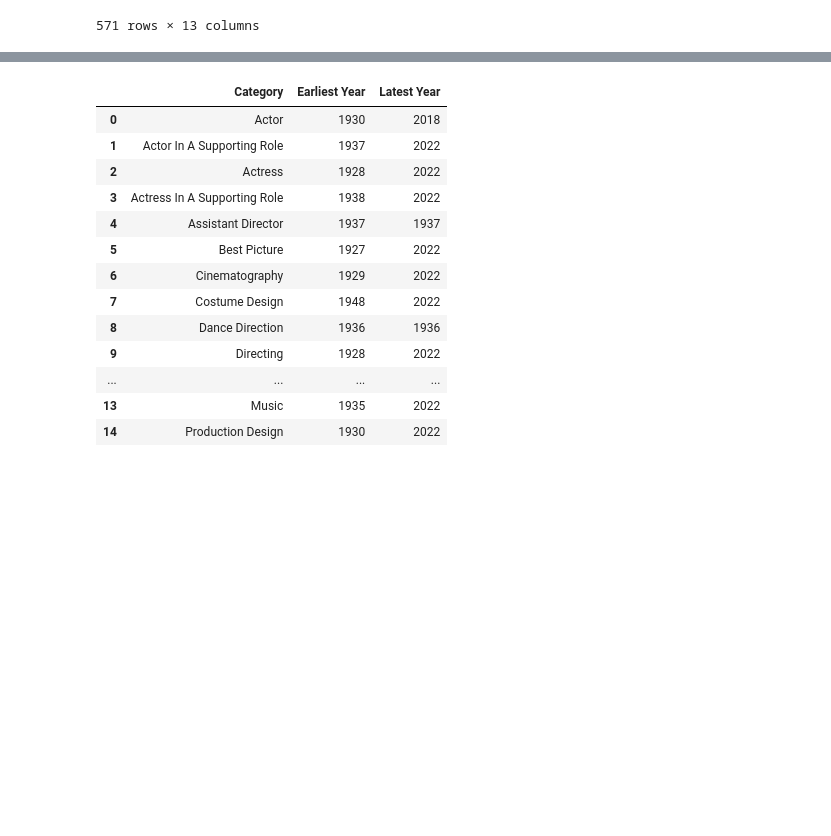
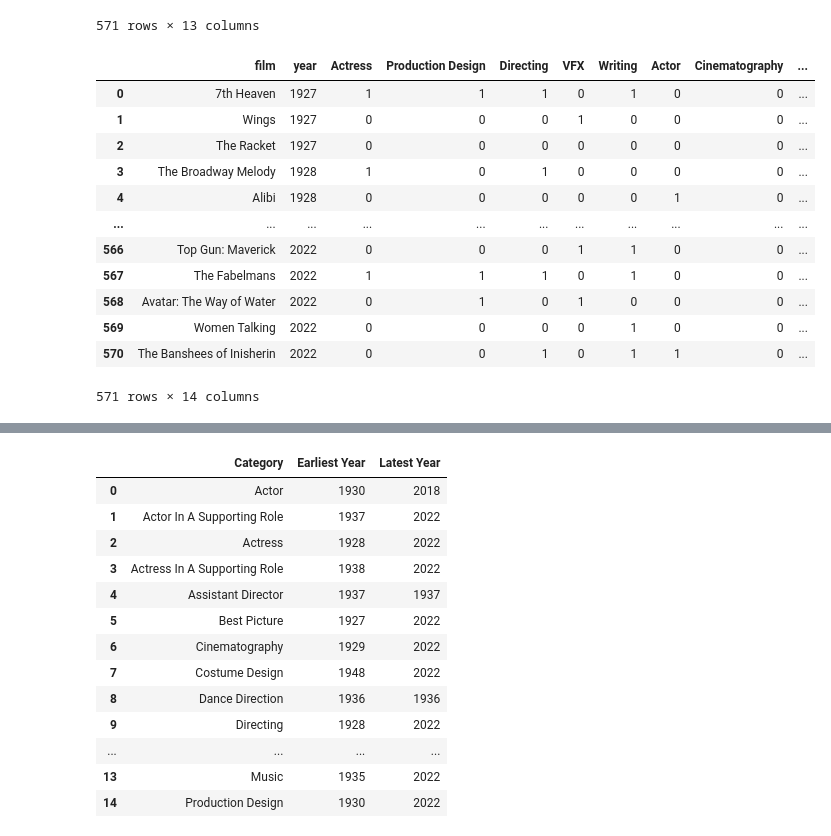
Before and after one commit to Aleksandra-dot/oscar_predictions, a Jupyter notebook: viz/nom.ipynb, the cells around one changed output, grey strips where cells are left out. Saved outputs shown, nothing was run; the diff lists cells and outputs as text; code cells hidden in the pictures; blank space fills up the shorter version.

Commit message:
nominations for big 5 and gender wise

```diff
--- a/viz/nom.ipynb
+++ b/viz/nom.ipynb
@@ -91,15 +70,23 @@ osc_scrape['film'] = osc_scrape['film'].apply(lambda x: x.strip())
 ocs_winners = osc_scrape[osc_scrape['winner'] == True].drop('winner', axis=1)
 # %%
 #function that keeps only the main categories of nominations
-def main_noms(df, general_cats):
+def main_noms(df):
+    general_cats = ['Writing', 'Best Picture', 'Acting', 'Directing', 'Film Editing', 'Music', 'Cinematography', 'Sound', 'Production Design', 'Costume', 'Makeup and Hairstyling', 'VFX']
     df['category'] = df['category'].replace(['Actor', 'Actress', 'Actor In A Supporitng Role', 'Actress In A Supporitng Role'], 'Acting')
     df_main_noms = df[df['category'].isin(general_cats)]
     return df_main_noms
+# %%
+#function that keeps only the main categories of nominations
+def main_noms_gender(df):
+    general_cats = ['Writing', 'Best Picture', 'Actor', 'Actress','Directing', 'Film Editing', 'Music', 'Cinematography', 'Sound', 'Production Design', 'Costume', 'Makeup and Hairstyling', 'VFX']
+    df['category'] = df['category'].replace(['Actor','Actor In A Supporitng Role'], 'Actor')
+    df['category'] = df['category'].replace(['Actress','Actress In A Supporitng Role'], 'Actress')
+    df_main_noms = df[df['category'].isin(general_cats)]
+    return df_main_noms
 # %%
 df_all_noms = df_kaggle[df_kaggle['film'].isin(osc_scrape['film'])].copy().drop(['name', 'year_ceremony'], axis=1).rename(columns={'year_film': 'year'})
-general_cats = ['Writing', 'Best Picture', 'Acting', 'Directing', 'Film Editing', 'Music', 'Cinematography', 'Sound', 'Production Design', 'Costume', 'Makeup and Hairstyling', 'VFX']
 # im creating a separate df which consists of generalised nominations - all acting into one, got rid of animation, international, short and documenatry
-df_filtered_noms=main_noms(df_all_noms, general_cats)
+df_filtered_noms=main_noms(df_all_noms)
 
 # Group by 'Film' and aggregate other columns
 df_grouped = df_filtered_noms.groupby('film').agg({'year': 'first', 'category': lambda x: ','.join(x)})
@@ -131,6 +118,41 @@ merged_df
 | 569 | Women Talking | 2022 | 0 | 0 | 0 | 0 | 1 | 0 | 0 | ... |
 | 570 | The Banshees of Inisherin | 2022 | 1 | 0 | 1 | 0 | 1 | 0 | 0 | ... |
 571 rows × 13 columns
+# %%
+df_all_noms = df_kaggle[df_kaggle['film'].isin(osc_scrape['film'])].copy().drop(['name', 'year_ceremony'], axis=1).rename(columns={'year_film': 'year'})
+# im creating a separate df which consists of generalised nominations - all acting into one, got rid of animation, international, short and documenatry
+df_gender_noms=main_noms_gender(df_all_noms)
+
+# Group by 'Film' and aggregate other columns
+df_gender_grouped = df_gender_noms.groupby('film').agg({'year': 'first', 'category': lambda x: ','.join(x)})
+
+# Create one-hot encoded columns for categories
+categories = df_gender_noms['category'].unique()
+for category in categories:
+    df_gender_grouped[category] = df_gender_grouped['category'].str.contains(category).astype(int)
+
+# Drop the 'Category' column
+df_gender_grouped = df_gender_grouped.drop('category', axis=1)
+
+# Reset the index
+df_gender_grouped = df_gender_grouped.sort_values('year').reset_index()
+
+merged_gender_df = pd.merge(df_gender_grouped, osc_scrape, on='film', how='inner').drop(['year_y', 'Best Picture'], axis=1).rename(columns={'year_x': 'year'})
+merged_gender_df
+# %% [output]
+|  | film | year | Actress | Production Design | Directing | VFX | Writing | Actor | Cinematography | ... |
+| 0 | 7th Heaven | 1927 | 1 | 1 | 1 | 0 | 1 | 0 | 0 | ... |
+| 1 | Wings | 1927 | 0 | 0 | 0 | 1 | 0 | 0 | 0 | ... |
+| 2 | The Racket | 1927 | 0 | 0 | 0 | 0 | 0 | 0 | 0 | ... |
+| 3 | The Broadway Melody | 1928 | 1 | 0 | 1 | 0 | 0 | 0 | 0 | ... |
+| 4 | Alibi | 1928 | 0 | 0 | 0 | 0 | 0 | 1 | 0 | ... |
+| ... | ... | ... | ... | ... | ... | ... | ... | ... | ... | ... |
+| 566 | Top Gun: Maverick | 2022 | 0 | 0 | 0 | 1 | 1 | 0 | 0 | ... |
+| 567 | The Fabelmans | 2022 | 1 | 1 | 1 | 0 | 1 | 0 | 0 | ... |
+| 568 | Avatar: The Way of Water | 2022 | 0 | 1 | 0 | 1 | 0 | 0 | 0 | ... |
+| 569 | Women Talking | 2022 | 0 | 0 | 0 | 0 | 1 | 0 | 0 | ... |
+| 570 | The Banshees of Inisherin | 2022 | 0 | 0 | 1 | 0 | 1 | 1 | 0 | ... |
+571 rows × 14 columns
 # %%
 hot_encoded_win = merged_df[merged_df['film'].isin(ocs_winners['film'])]
 hot_encoded_win
```
Also changed, not shown: parts of 4 cells of this notebook.
